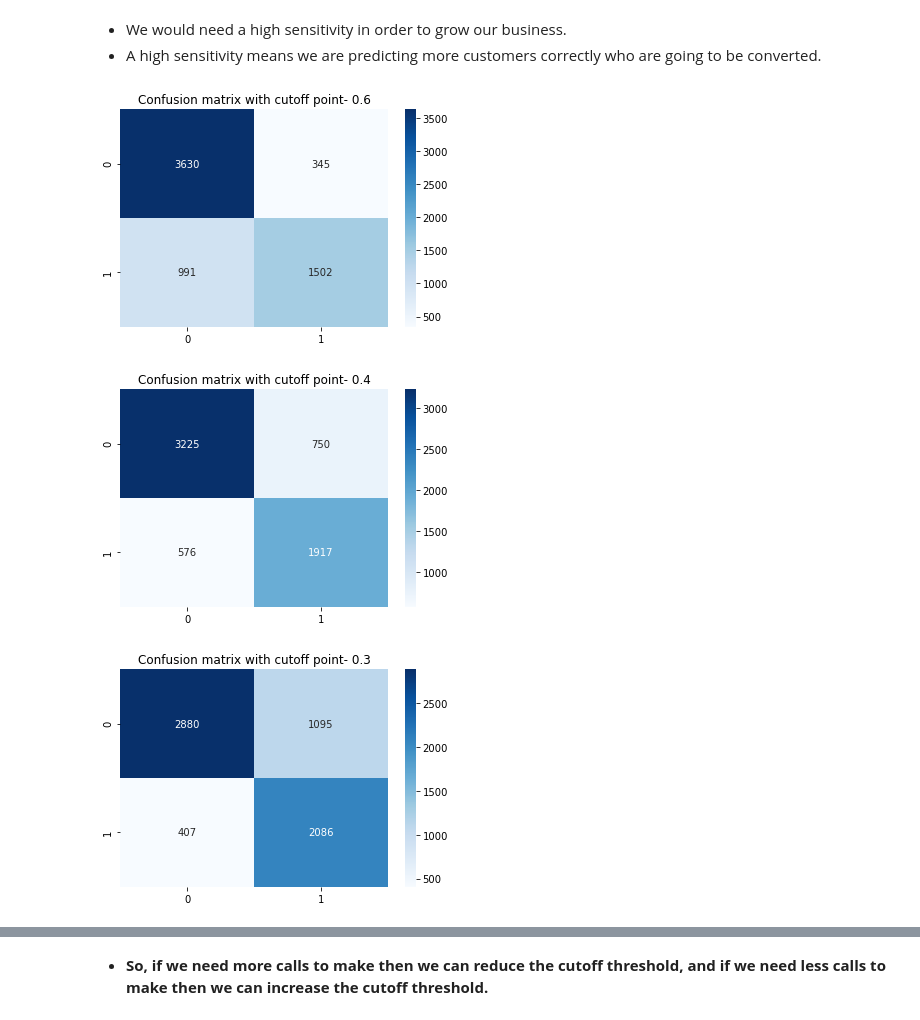
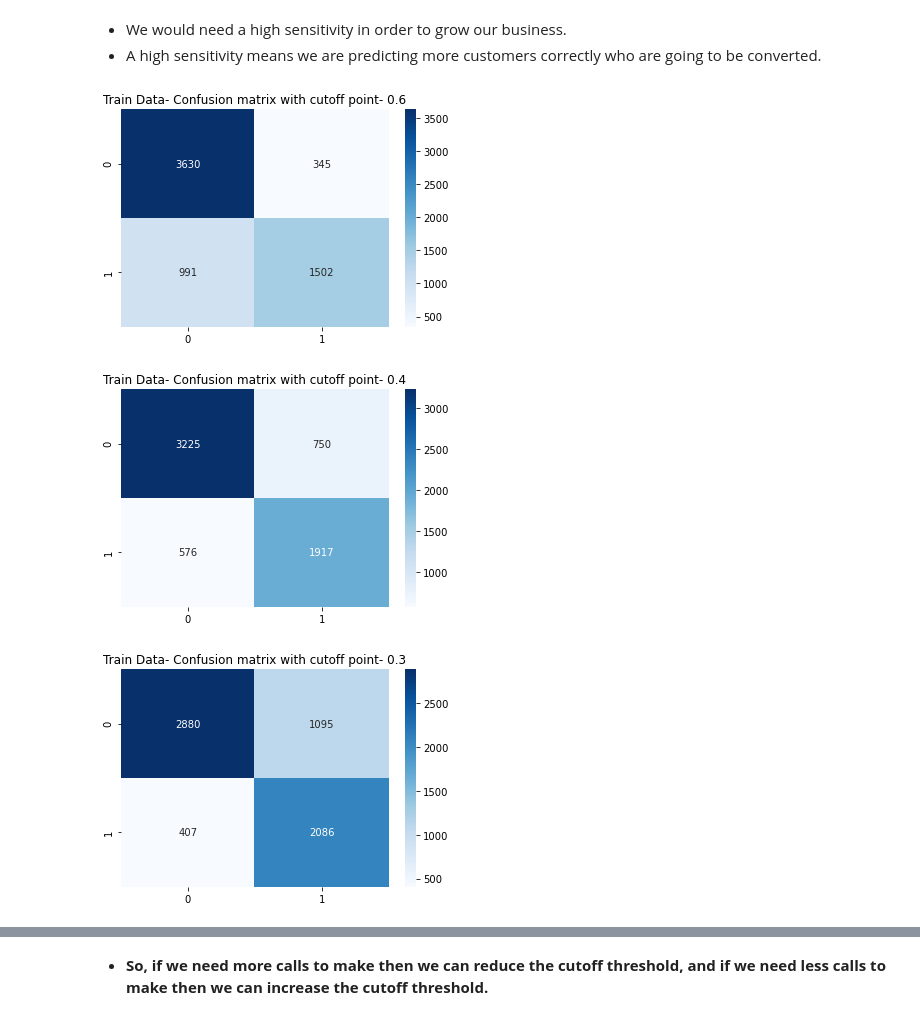
Before and after one commit to Janavi0308/lead-scoring, a Jupyter notebook: lead_scoring.ipynb, the cells around one changed output, grey strips where cells are left out. Drawn from its saved outputs; the diff is of its cells as text; code cells hidden in the pictures.

```diff
--- a/lead_scoring.ipynb
+++ b/lead_scoring.ipynb
@@ -1038,24 +1081,24 @@ print(cutoff_df)
 # %%
 cutoff = 0.6
 cm1 = metrics.confusion_matrix(train_score_card.y_actual, train_score_card[cutoff] )
-plt.title(f"Confusion matrix with cutoff point- {cutoff}")
+plt.title(f"Train Data- Confusion matrix with cutoff point- {cutoff}")
 sns.heatmap(cm1, annot=True, fmt='g', cmap='Blues')
 plt.show()
 # %% [output]
-[figure, old version]
+[figure, new version]
 # %%
 cutoff = 0.4
 cm1 = metrics.confusion_matrix(train_score_card.y_actual, train_score_card[cutoff] )
-plt.title(f"Confusion matrix with cutoff point- {cutoff}")
+plt.title(f"Train Data- Confusion matrix with cutoff point- {cutoff}")
 sns.heatmap(cm1, annot=True, fmt='g', cmap='Blues')
 plt.show()
 # %% [output]
-[figure, old version]
+[figure, new version]
 # %%
 cutoff = 0.3
 cm1 = metrics.confusion_matrix(train_score_card.y_actual, train_score_card[cutoff] )
-plt.title(f"Confusion matrix with cutoff point- {cutoff}")
+plt.title(f"Train Data- Confusion matrix with cutoff point- {cutoff}")
 sns.heatmap(cm1, annot=True, fmt='g', cmap='Blues')
 plt.show()
 # %% [output]
-[figure, old version]
+[figure, new version]
```
Also changed, not shown: parts of 27 cells of this notebook.
